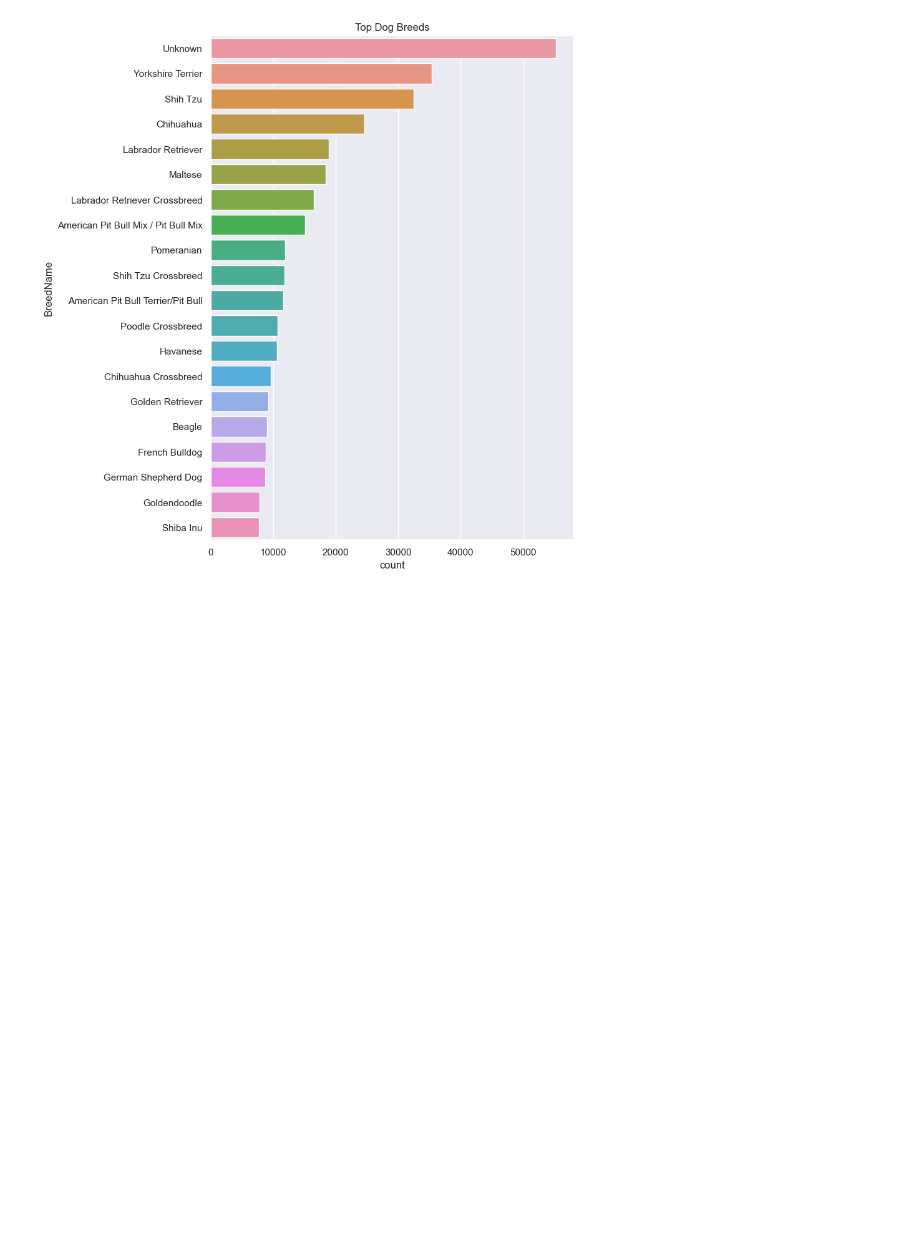
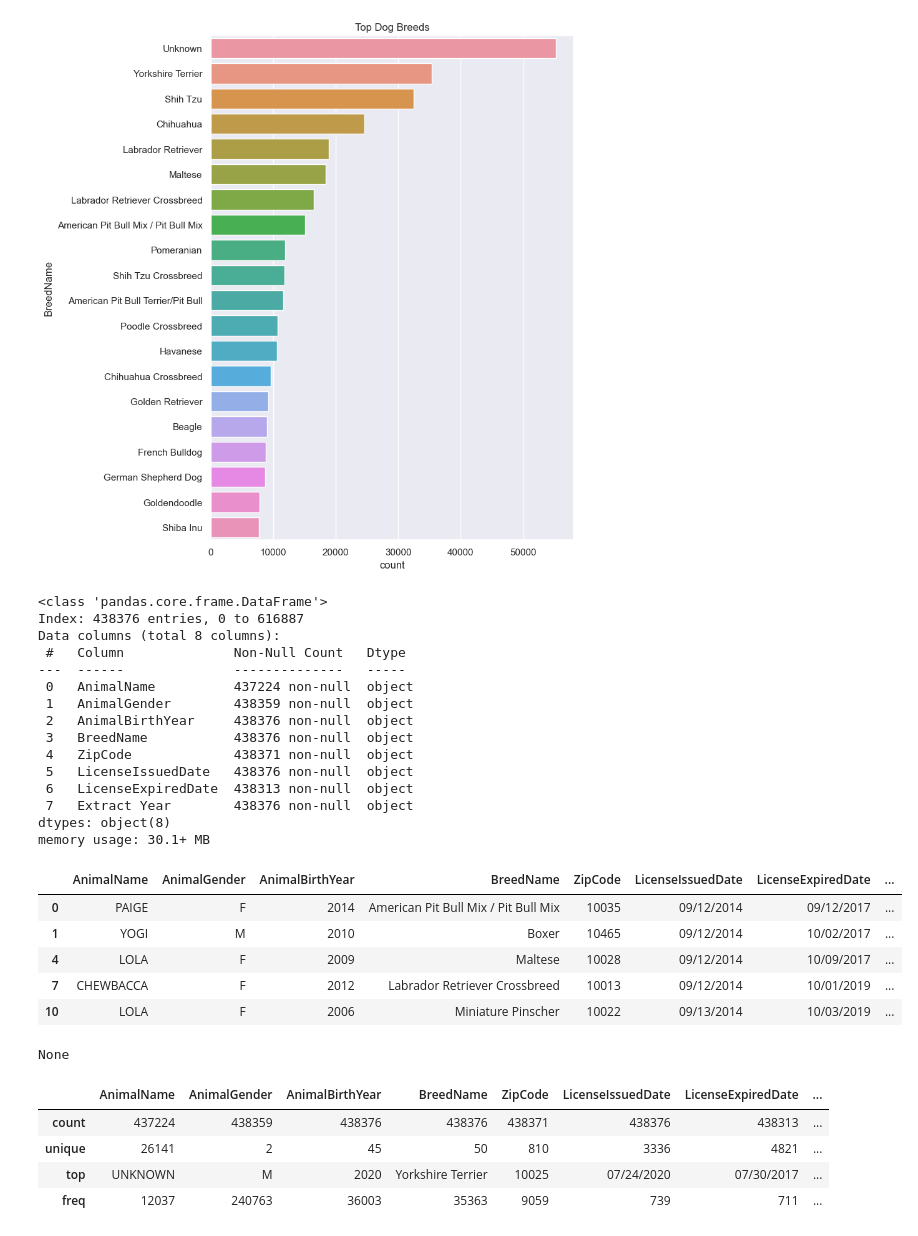
Before and after one commit to StarkArk/Tailored_Tails, a Jupyter notebook: Exploration/doggy_data/doggy_exploration.ipynb, the cells around one changed output. Saved outputs shown, nothing was run; the diff lists cells and outputs as text; code cells hidden in the pictures; blank space fills up the shorter version.

Commit message:
Added files for Cleaned Data

```diff
--- a/Exploration/doggy_data/doggy_exploration.ipynb
+++ b/Exploration/doggy_data/doggy_exploration.ipynb
@@ -596,5 +596,15 @@ Bichon Frise Crossbreed                  3403
 Miniature Schnauzer                      3324
 Name: count, dtype: int64
 # %%
-list[licensed_dogs_df['BreedName'].value_counts().head(51).index]
+# Create a list of the top 50 dog breed names
+t50_breeds = licensed_dogs_df['BreedName'].value_counts().head(51).reset_index()
+
+t50_breeds = t50_breeds['BreedName']
+
+t50_breeds = list(t50_breeds)
+
+t50_breeds = t50_breeds[1:]
+
+print(len(t50_breeds))
+t50_breeds
 # %% [output]
@@ -627,3 +638,36 @@ plt.title("Top Dog Breeds")
 plt.show()
 # %% [output]
 [figure]
+# %%
+# Drop the rows where dog breed is not in the top 50
+t50_licensed_dogs_df = licensed_dogs_df[licensed_dogs_df['BreedName'].isin(t50_breeds)]
+
+display(t50_licensed_dogs_df.head(), t50_licensed_dogs_df.info(), t50_licensed_dogs_df.describe())
+# %% [output]
+<class 'pandas.core.frame.DataFrame'>
+Index: 438376 entries, 0 to 616887
+Data columns (total 8 columns):
+ #   Column              Non-Null Count   Dtype
+---  ------              --------------   -----
+ 0   AnimalName          437224 non-null  object
+ 1   AnimalGender        438359 non-null  object
+ 2   AnimalBirthYear     438376 non-null  object
+ 3   BreedName           438376 non-null  object
+ 4   ZipCode             438371 non-null  object
+ 5   LicenseIssuedDate   438376 non-null  object
+ 6   LicenseExpiredDate  438313 non-null  object
+ 7   Extract Year        438376 non-null  object
+dtypes: object(8)
+memory usage: 30.1+ MB
+|  | AnimalName | AnimalGender | AnimalBirthYear | BreedName | ZipCode | LicenseIssuedDate | LicenseExpiredDate | ... |
+| 0 | PAIGE | F | 2014 | American Pit Bull Mix / Pit Bull Mix | 10035 | 09/12/2014 | 09/12/2017 | ... |
+| 1 | YOGI | M | 2010 | Boxer | 10465 | 09/12/2014 | 10/02/2017 | ... |
+| 4 | LOLA | F | 2009 | Maltese | 10028 | 09/12/2014 | 10/09/2017 | ... |
+| 7 | CHEWBACCA | F | 2012 | Labrador Retriever Crossbreed | 10013 | 09/12/2014 | 10/01/2019 | ... |
+| 10 | LOLA | F | 2006 | Miniature Pinscher | 10022 | 09/13/2014 | 10/03/2019 | ... |
+None
+|  | AnimalName | AnimalGender | AnimalBirthYear | BreedName | ZipCode | LicenseIssuedDate | LicenseExpiredDate | ... |
+| count | 437224 | 438359 | 438376 | 438376 | 438371 | 438376 | 438313 | ... |
+| unique | 26141 | 2 | 45 | 50 | 810 | 3336 | 4821 | ... |
+| top | UNKNOWN | M | 2020 | Yorkshire Terrier | 10025 | 07/24/2020 | 07/30/2017 | ... |
+| freq | 12037 | 240763 | 36003 | 35363 | 9059 | 739 | 711 | ... |
```
Also changed, not shown: parts of 21 cells of this notebook, 5 other files.
